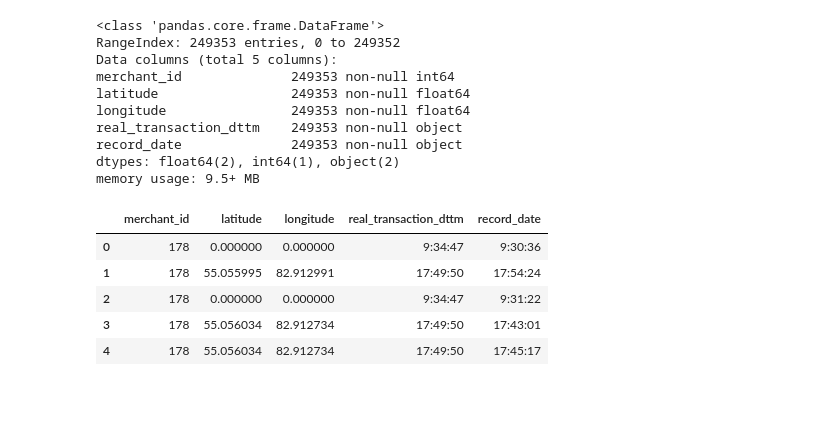
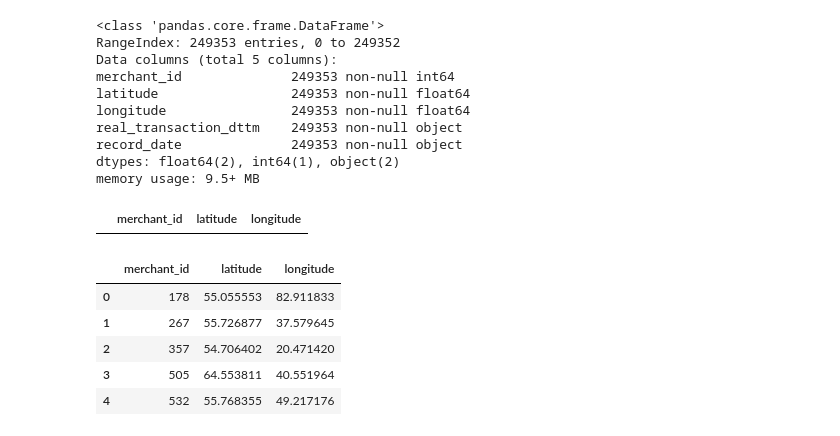
Before and after one commit to corvin28/tinkoff_boosters, a Jupyter notebook: task2.ipynb, the cells around one changed output. Cells and saved outputs as stored; diff of their text form; code cells hidden in the pictures; blank space fills up the shorter version.

```diff
--- a/task2.ipynb
+++ b/task2.ipynb
@@ -7,2 +10,2 @@ import seaborn as sns
 # %%
-data = pd.read_csv('data/merchants_train.csv', encoding='cp1251', delimiter=';')
+dtrain = pd.read_csv('data/merchants_train.csv', encoding='cp1251', delimiter=';')
@@ -33,3 +38,7 @@ real_transaction_dttm    249353 non-null object
 record_date              249353 non-null object
 dtypes: float64(2), int64(1), object(2)
 memory usage: 9.5+ MB
+# %%
+dtrain[dtrain.longitude < 5]
+# %% [output]
+|  | merchant_id | latitude | longitude |
@@ -36,9 +47,9 @@ memory usage: 9.5+ MB
 # %%
-transactions.head()
+dtrain.head()
 # %% [output]
-|  | merchant_id | latitude | longitude | real_transaction_dttm | record_date |
-| 0 | 178 | 0.000000 | 0.000000 | 9:34:47 | 9:30:36 |
-| 1 | 178 | 55.055995 | 82.912991 | 17:49:50 | 17:54:24 |
-| 2 | 178 | 0.000000 | 0.000000 | 9:34:47 | 9:31:22 |
-| 3 | 178 | 55.056034 | 82.912734 | 17:49:50 | 17:43:01 |
-| 4 | 178 | 55.056034 | 82.912734 | 17:49:50 | 17:45:17 |
+|  | merchant_id | latitude | longitude |
+| 0 | 178 | 55.055553 | 82.911833 |
+| 1 | 267 | 55.726877 | 37.579645 |
+| 2 | 357 | 54.706402 | 20.471420 |
+| 3 | 505 | 64.553811 | 40.551964 |
+| 4 | 532 | 55.768355 | 49.217176 |
```
Also changed, not shown: parts of 30 cells of this notebook, 2 other files.
